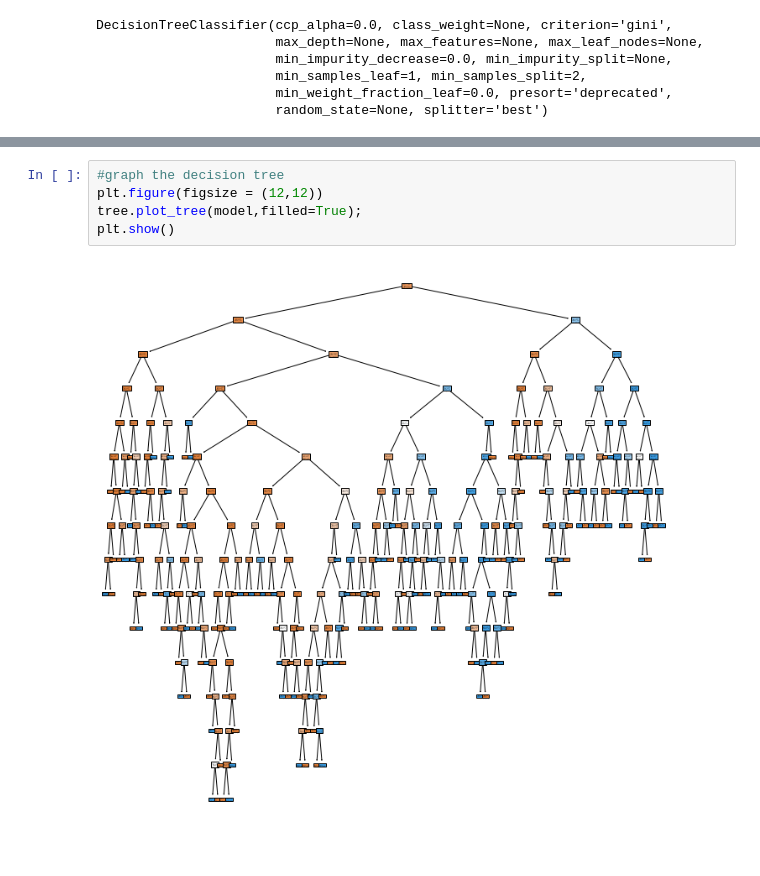
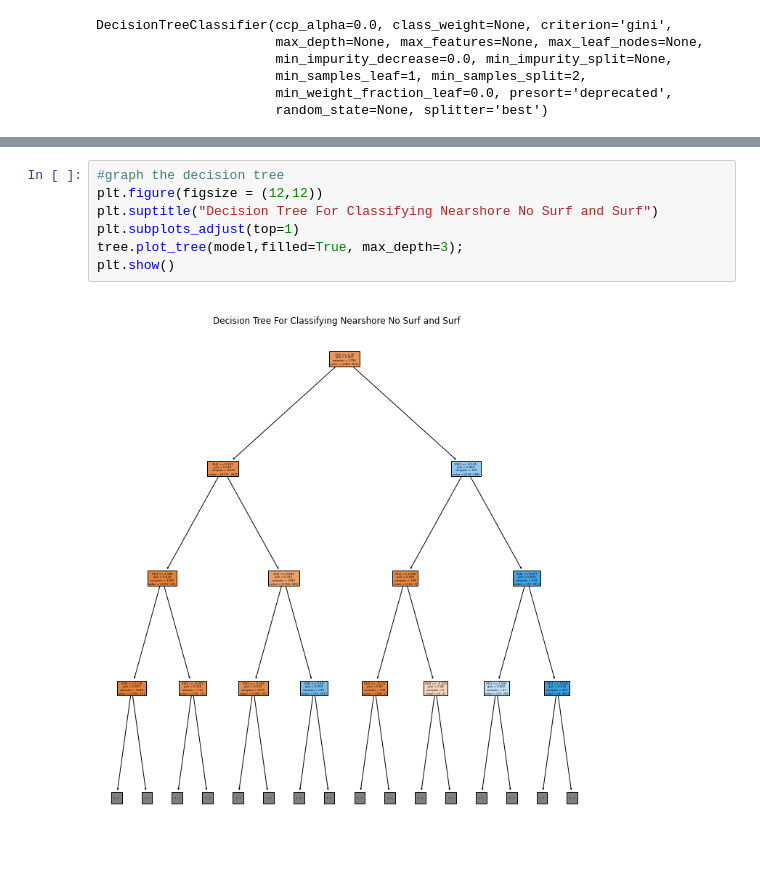
Before and after one commit to surfevant/Data-Mining-Project, a Jupyter notebook: ForecastModel.ipynb, the cells around one changed output, grey strips where cells are left out. Drawn from its saved outputs; the diff is of its cells as text.

```diff
--- a/ForecastModel.ipynb
+++ b/ForecastModel.ipynb
@@ -442,10 +441,12 @@ metrics.accuracy_score(nsTest_y,predicted)
 # %%
 #graph the decision tree
 plt.figure(figsize = (12,12))
-tree.plot_tree(model,filled=True);
+plt.suptitle("Decision Tree For Classifying Nearshore No Surf and Surf")
+plt.subplots_adjust(top=1)
+tree.plot_tree(model,filled=True, max_depth=3);
 plt.show()
 # %% [output]
-[figure, old version]
+[figure, new version]
 # %%
 #k means for wave height (to continue)
 from sklearn.cluster import KMeans
```
Also changed, not shown: parts of 8 cells of this notebook.
